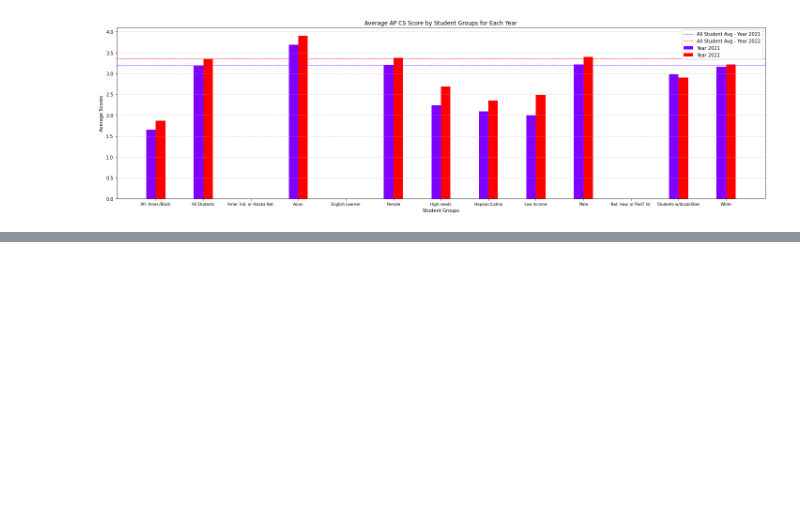
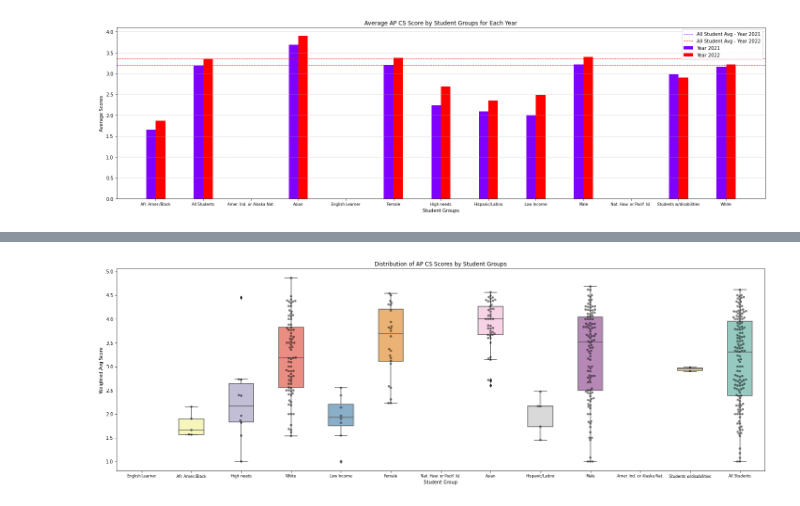
Before and after one commit to changxuan-fan/MA-AP-CS-Analysis, a Jupyter notebook: code/performance_density_maps.ipynb, the cells around one changed output, grey strips where cells are left out. Saved outputs shown, nothing was run; the diff lists cells and outputs as text; code cells hidden in the pictures; blank space fills up the shorter version.

```diff
--- a/code/performance_density_maps.ipynb
+++ b/code/performance_density_maps.ipynb
@@ -312,0 +344,24 @@ plt.show()
+# %%
+import pandas as pd
+import seaborn as sns
+import matplotlib.pyplot as plt
+import warnings
+
+# Suppress FutureWarning
+warnings.simplefilter(action='ignore', category=FutureWarning)
+
+# Set a custom color palette
+custom_palette = sns.color_palette("Set3", n_colors=len(df['Student Group'].unique()))
+
+# Create a boxplot with enhanced parameters
+plt.figure(figsize=(25, 8))
+sns.boxplot(x='Student Group', y='Weighted Avg Score', data=df, palette=custom_palette, width=0.5, linewidth=1.5)
+sns.swarmplot(x='Student Group', y='Weighted Avg Score', data=df, color='black', alpha=0.5)  # Add swarmplot for individual data points
+
+plt.title('Distribution of AP CS Scores by Student Groups')
+plt.xlabel('Student Group')
+plt.ylabel('Weighted Avg Score')
+plt.xticks(fontsize=8)
+plt.show()
+# %% [output]
+[figure, added]
```
Also changed, not shown: parts of 1 cell of this notebook, 1 other file.
